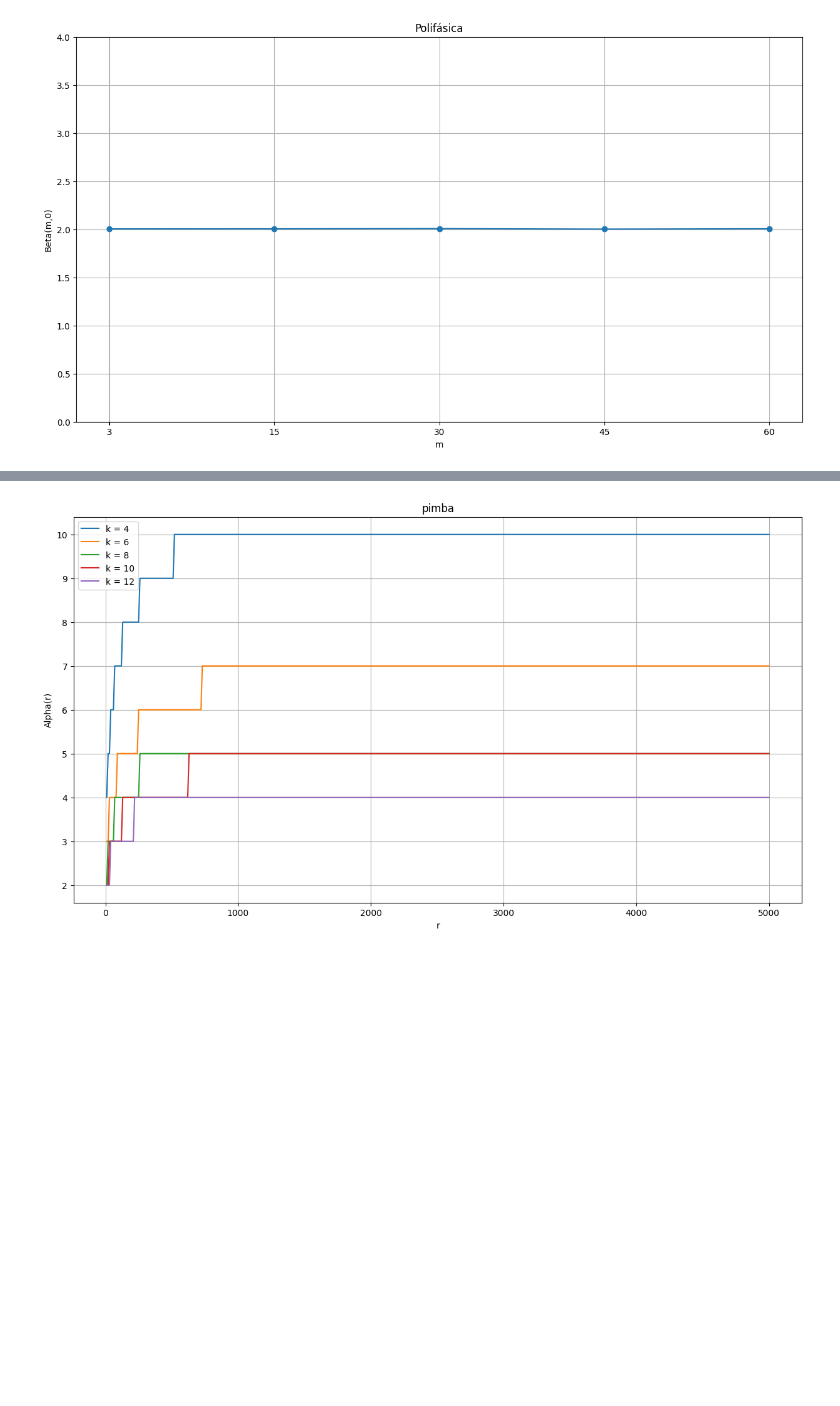
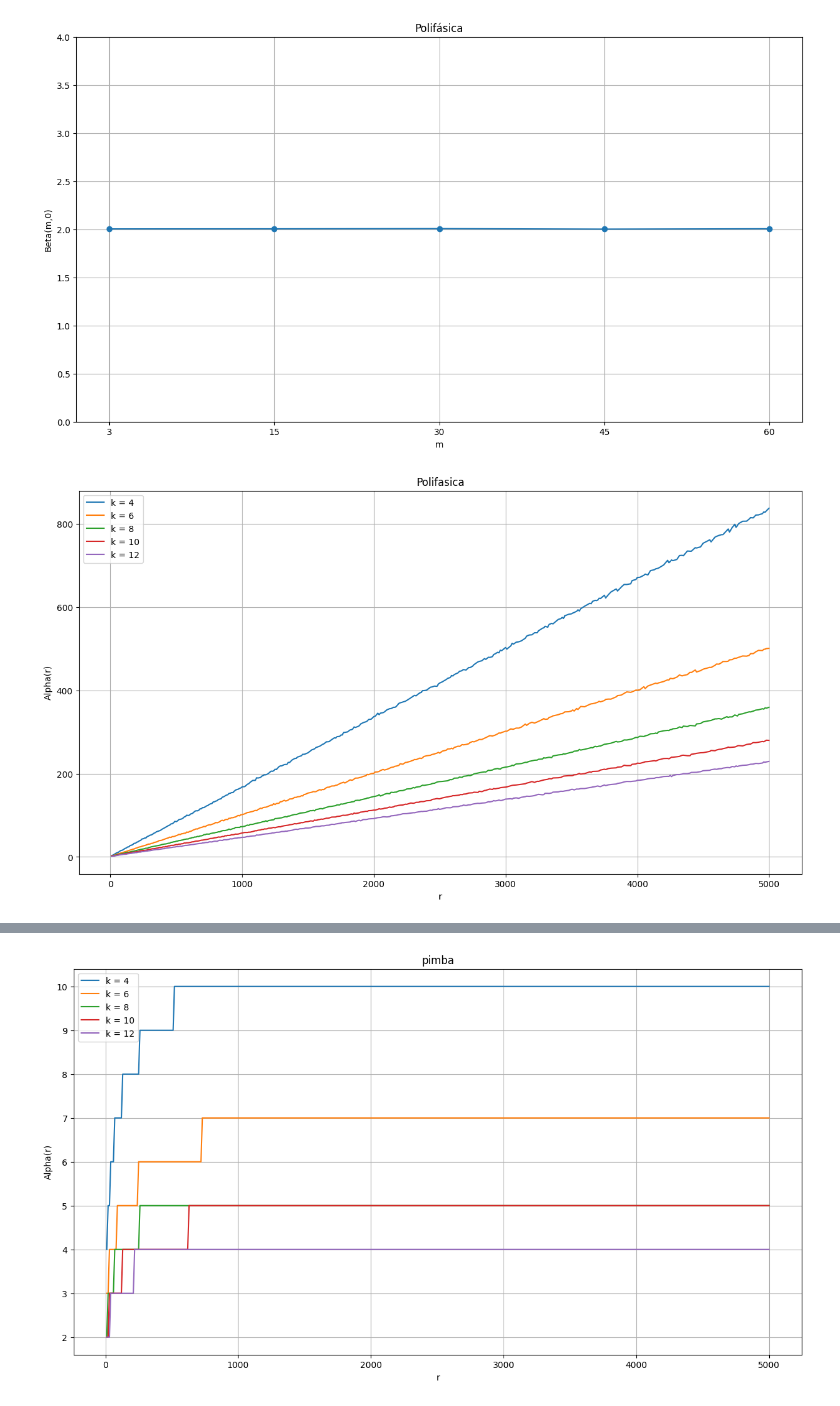
Before and after one commit to caiogmello/ordenacao_externa_eda2, a Jupyter notebook: plot.ipynb, the cells around one changed output, grey strips where cells are left out. Saved outputs shown, nothing was run; the diff lists cells and outputs as text; code cells hidden in the pictures; blank space fills up the shorter version.

```diff
--- a/plot.ipynb
+++ b/plot.ipynb
@@ -9,3 +14,5 @@ from Plotter import *
+# %%
+alphaP = loadAlpha('alphaPolifasica.json', './betas_e_alphas')
 # %%
 betaB = loadBeta('betaMultiCaminhos.json','./betas_e_alphas')
 betaP = loadBeta('betaPolifasica.json','./betas_e_alphas')
@@ -17,4 +24,8 @@ plotBeta(betaB,'Multi-caminhos',0,4)
 plotBeta(betaP,'Polifásica', 0,4)
 # %% [output]
 [figure]
+# %%
+plotAlpha(alphaP, "Polifasica")
+# %% [output]
+[figure, added]
 # %%
```
Also changed, not shown: parts of 3 cells of this notebook, 23 other files.
